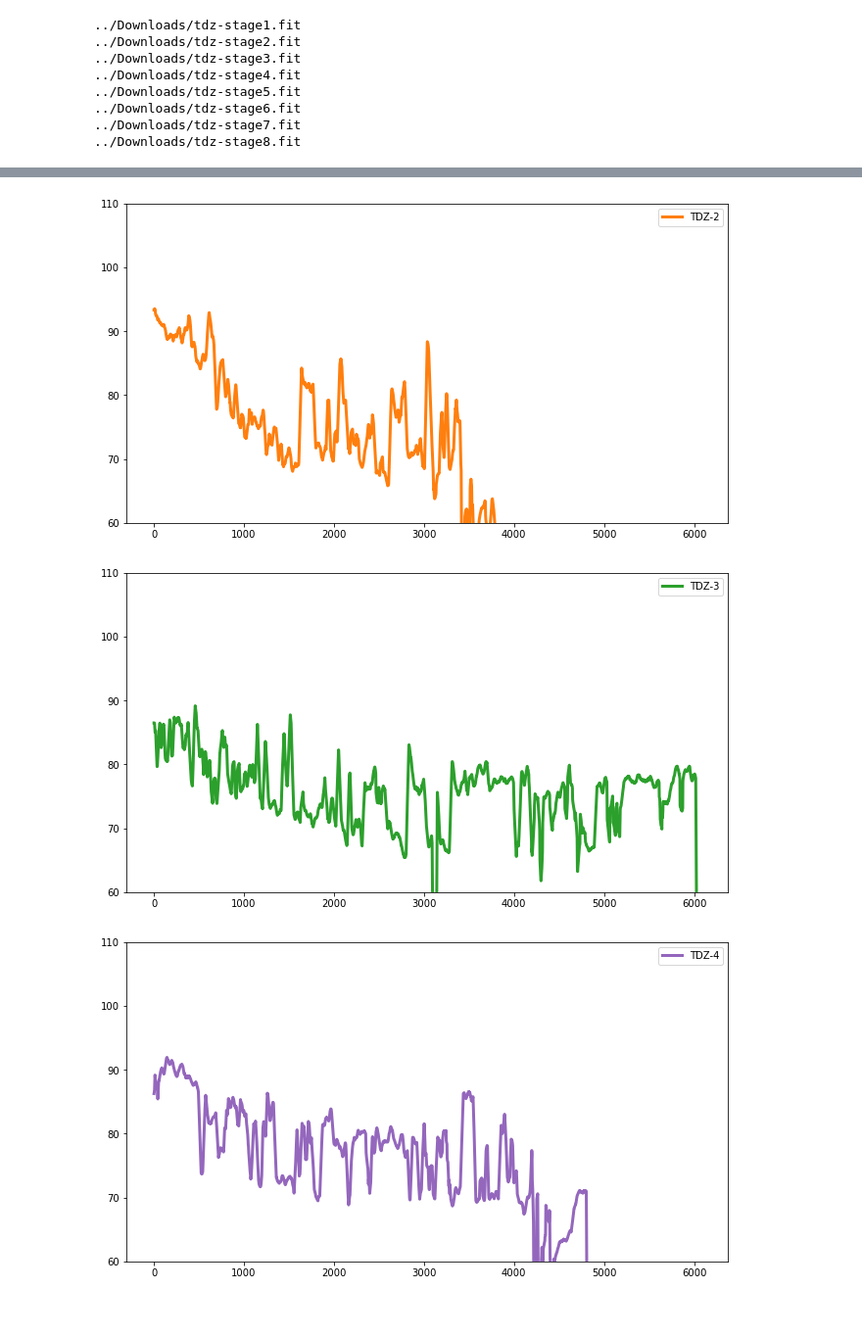
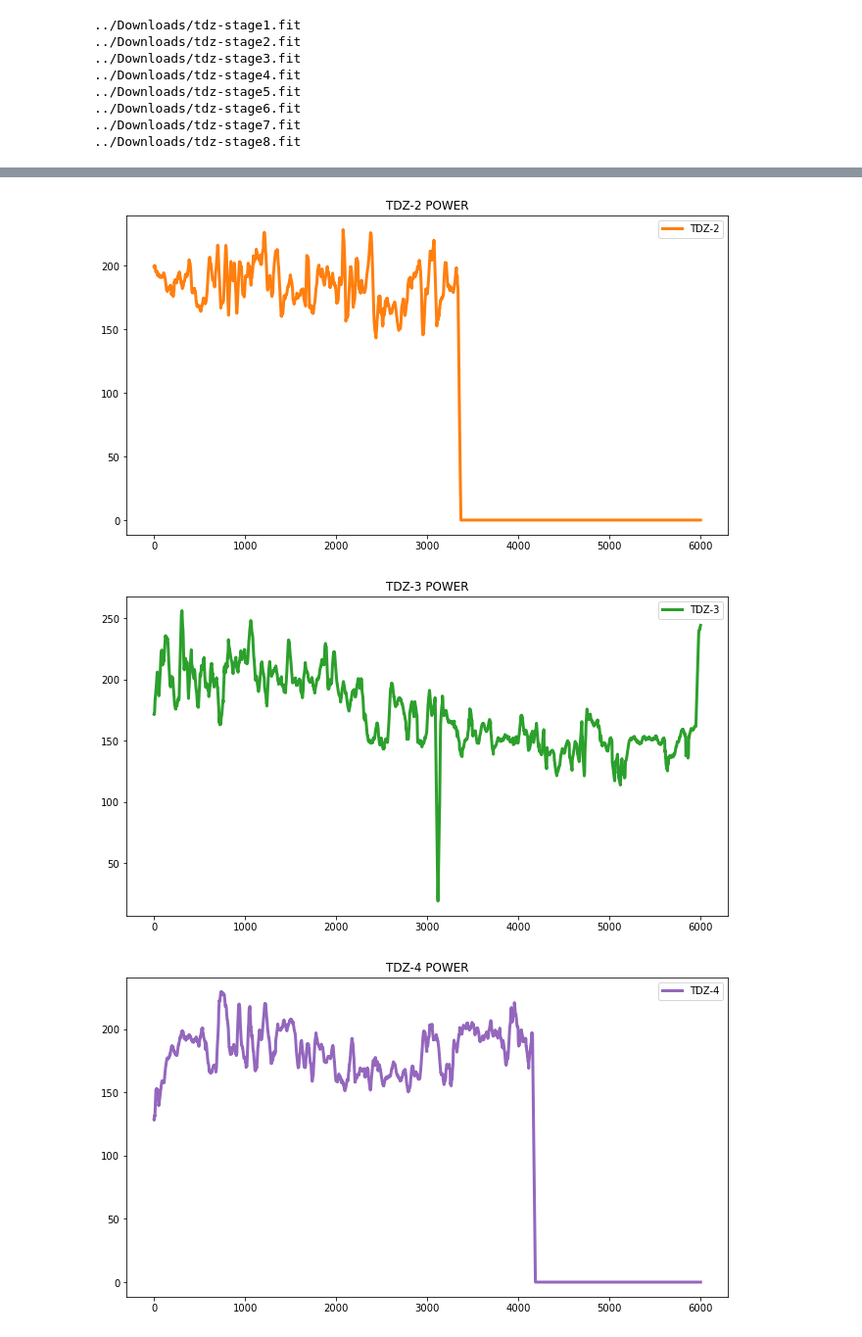
Before and after one commit to sameersegal/workout-analysis, a Jupyter notebook: TDZ - 2021.ipynb, the cells around one changed output, grey strips where cells are left out. Shown at 98% size. Saved outputs shown, nothing was run; the diff lists cells and outputs as text; code cells hidden in the pictures.

```diff
--- a/TDZ - 2021.ipynb
+++ b/TDZ - 2021.ipynb
@@ -55,0 +102,8 @@ for i in range(1,9):
+# %%
+for ride in stages['Stage']:
+    temp = dfs[ride]
+
+    limit = stages[stages['Stage'] == ride].Length.values[0]
+
+    temp = temp[temp['distance'] <= (limit*1000)]
+    dfs[ride] = temp
@@ -76,16 +134,0 @@ cadenceDF.plot()
-# %%
-num_plots = len(dfs)
-
-fig, axs = plt.subplots(num_plots, sharex=True, sharey=True, gridspec_kw={'hspace': 0})
-fig.set_size_inches(20, 20)
-fig.suptitle('POWER')
-
-i = 0
-for key in dfs:
-    axs[i].plot(dfs[key].power)
-    axs[i].set(ylabel=key)
-    i+=1
-
-# Hide x labels and tick labels for all but bottom plot.
-for ax in axs:
-    ax.label_outer()
@@ -94,16 +134,0 @@ for ax in axs:
-# %%
-num_plots = len(dfs)
-
-fig, axs = plt.subplots(num_plots, sharex=True, sharey=True, gridspec_kw={'hspace': 0})
-fig.set_size_inches(20, 20)
-fig.suptitle('CADENCE')
-
-i = 0
-for key in dfs:
-    axs[i].plot(dfs[key].cadence)
-    axs[i].set(ylabel=key)
-    i+=1
-
-# Hide x labels and tick labels for all but bottom plot.
-for ax in axs:
-    ax.label_outer()
@@ -162,7 +179,7 @@ color = cm.tab10(np.linspace(0, 1, 8))
 i = 0
 for key in dfs:
 
-    y = cadenceDF[key].fillna(0)
+    y = powerDF[key].fillna(0)
 
     # operate smoothing
     smoother = ConvolutionSmoother(window_len=30, window_type='ones')
@@ -172,7 +189,8 @@ for key in dfs:
     plt.figure(figsize=(11,6))
     plt.plot(smoother.smooth_data[0], linewidth=3, color=color[i], label=key)
     plt.legend()
-    plt.ylim([60,110])
+    plt.title("{} POWER".format(key))
+#     plt.ylim([60,110])
     plt.show()
     i+=1
 # %% [output]
@@ -180,3 +198,3 @@ for key in dfs:
-[figure, old version]
+[figure, new version]
-[figure, old version]
+[figure, new version]
-[figure, old version]
+[figure, new version]
```
Also changed, not shown: parts of 35 cells of this notebook, 1 other file.
